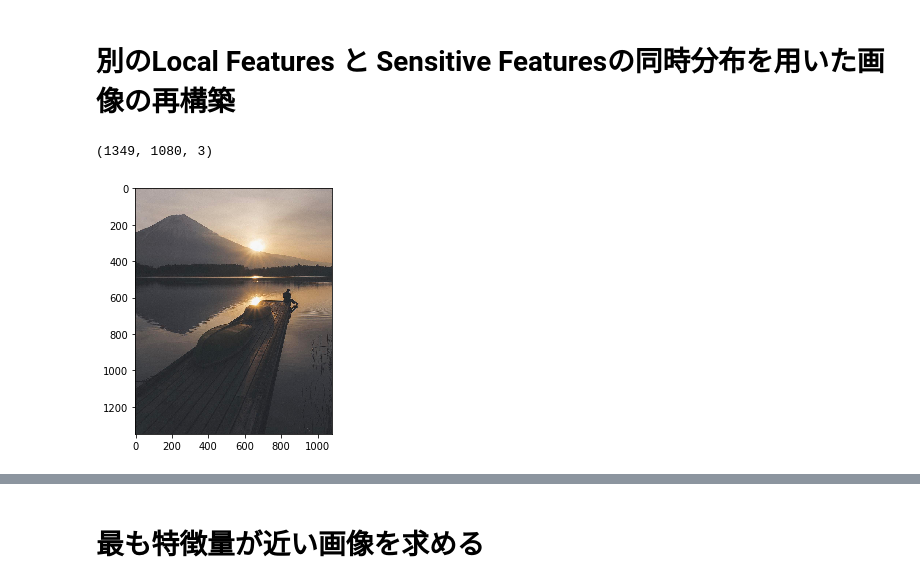
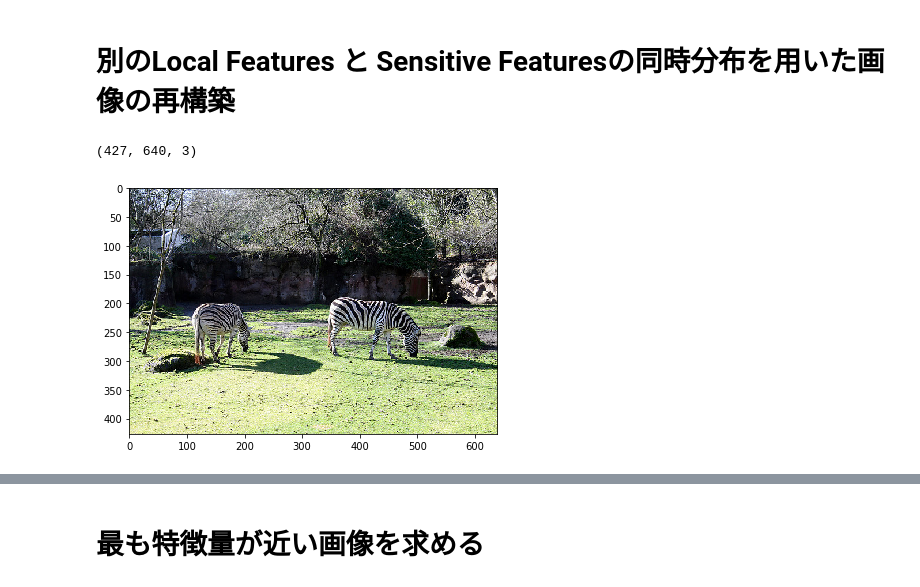
Before and after one commit to yamad07/learning-sensitive-representations, a Jupyter notebook: ablation.ipynb, the cells around one changed output, grey strips where cells are left out. Saved outputs shown, nothing was run; the diff lists cells and outputs as text; code cells hidden in the pictures.

```diff
--- a/ablation.ipynb
+++ b/ablation.ipynb
@@ -52,11 +52,11 @@ show(vutils.make_grid(decode_image, normalize=True).cpu().detach())
 # %% [markdown]
 # 別のLocal Features と Sensitive Featuresの同時分布を用いた画像の再構築
 # %%
-another_image = io.imread("./images/rkrkrk/17266065_229293267534033_6159639669819572224_n.jpg")
+another_image = io.imread("./images/mscoco/000000020059.jpg")
 io.imshow(another_image)
 original_size = another_image.shape
 print(original_size)
 # %% [output]
-(1349, 1080, 3)
+(427, 640, 3)
-[figure, old version]
+[figure, new version]
 # %%
```
Also changed, not shown: parts of 6 cells of this notebook, 4 other files.
